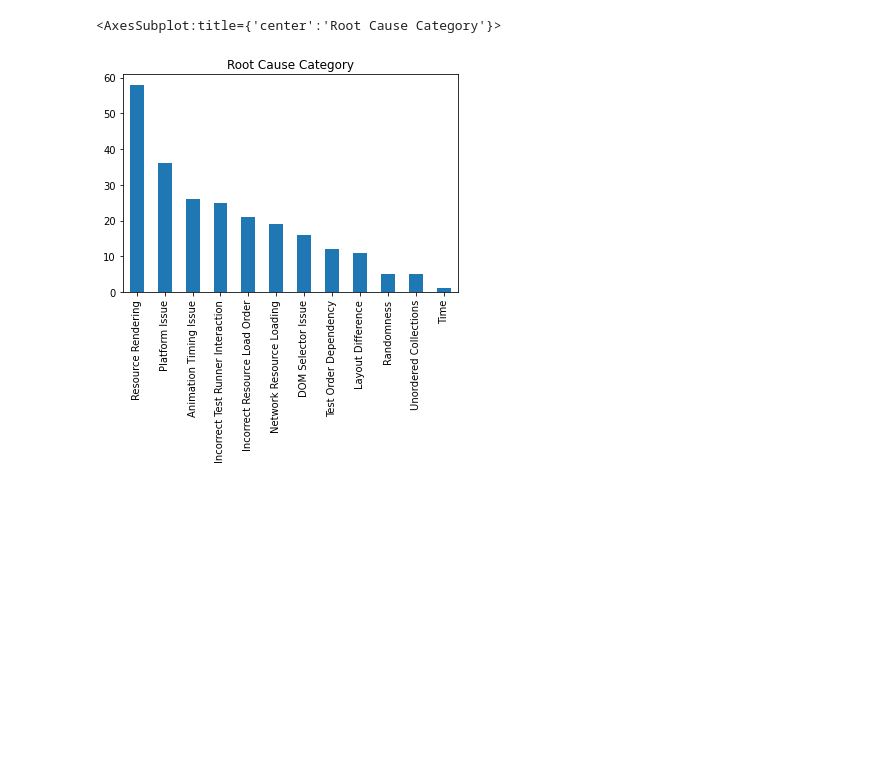
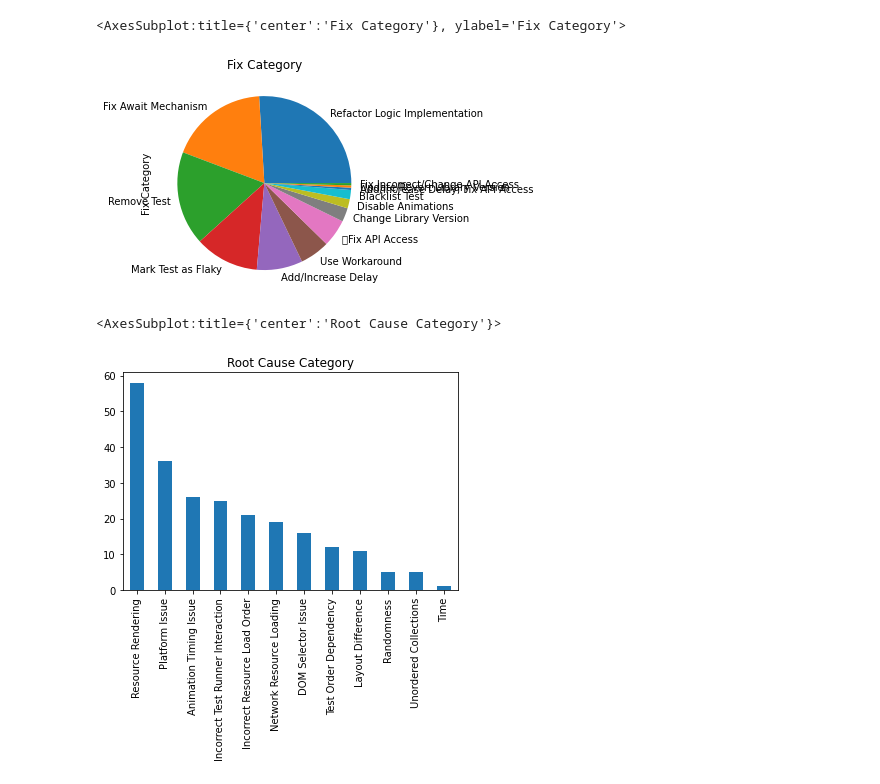
Before and after one commit to sorattorafa/ui-flakies-visualization, a Jupyter notebook: chart.ipynb, the cells around one changed output. Drawn from its saved outputs; the diff is of its cells as text; code cells hidden in the pictures; blank space fills up the shorter version.

Commit message:
add pie plots

```diff
--- a/chart.ipynb
+++ b/chart.ipynb
@@ -15,3 +17,9 @@ dataset['Fix Category'].value_counts().plot(kind='bar', title='Fix Category')
+# %%
+
+dataset['Fix Category'].value_counts().plot(kind='pie', title='Fix Category')
+# %% [output]
+<AxesSubplot:title={'center':'Fix Category'}, ylabel='Fix Category'>
+[figure, added]
 # %%
 
 dataset['Root Cause Category'].value_counts().plot(kind='bar', title='Root Cause Category')
```
Also changed, not shown: parts of 5 cells of this notebook, 1 other file.
